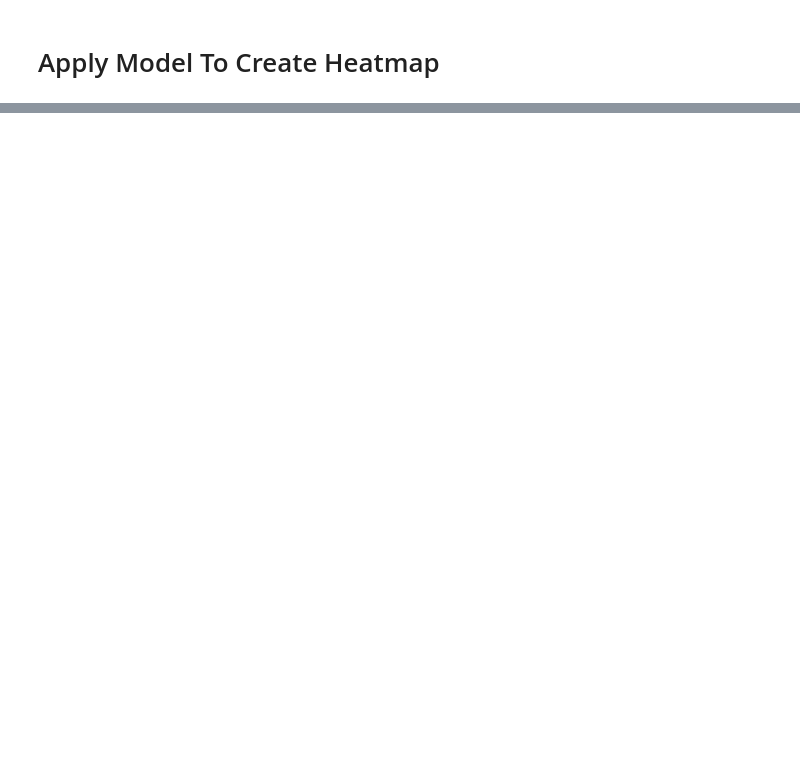
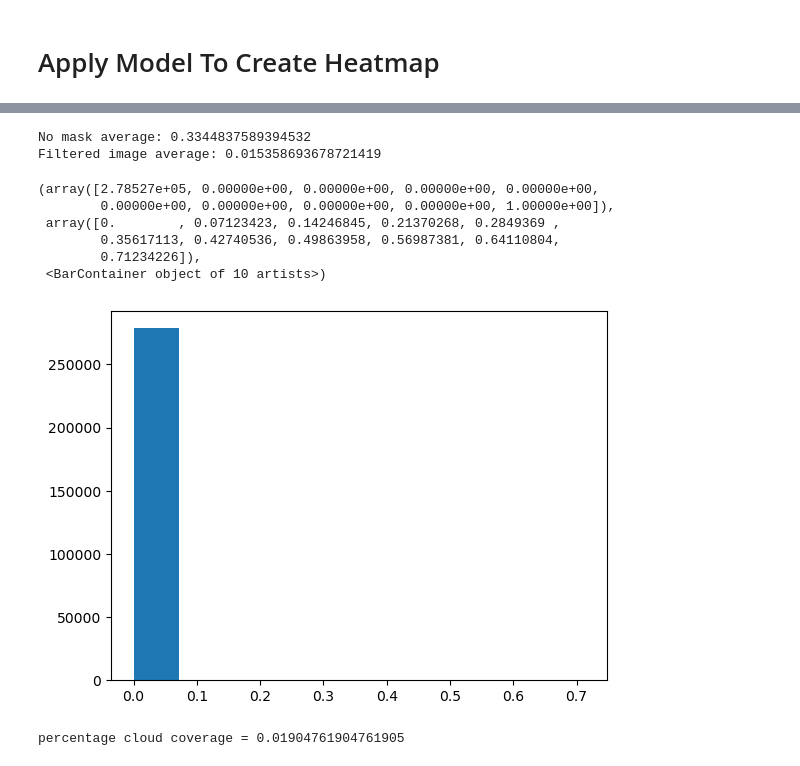
Before and after one commit to ijustdontgitit/asiva_clouds, a Jupyter notebook: asiva_heatmap.ipynb, the cells around one changed output, grey strips where cells are left out. Cells and saved outputs as stored; diff of their text form; code cells hidden in the pictures; blank space fills up the shorter version.

```diff
--- a/asiva_heatmap.ipynb
+++ b/asiva_heatmap.ipynb
@@ -502,0 +451,56 @@ plt.hist(bins[:-1], bins, weights=counts)
+# %%
+#create mask based on a clear image. Filter out edges of the image
+high_mask = np.where(heatmap > 0.9, True, False)
+heatmap_filtered = np.ma.array(heatmap, mask=high_mask)
+#count = 0
+#for i in range(len(heatmap_masked)):
+#    for j in range(len(heatmap_masked)):
+#        if(heatmap_masked[i, j] > 0.9):
+#            count += 1
+avg_val = np.mean(heatmap)
+avg_val_filtered = np.mean(heatmap_filtered)
+print("No mask average: " + str(avg_val))
+print("Filtered image average: " + str(avg_val_filtered))
+# %% [output]
+No mask average: 0.3344837589394532
+Filtered image average: 0.015358693678721419
+# %%
+#apply mask to create a more accurate histogram
+#add nonmasked values to flattened array
+tmp = np.ma.filled(heatmap_filtered, fill_value=-1)
+vals = np.empty(544 * 512)
+for i in range(len(tmp)):
+    for j in range(len(tmp[0])):
+        if(tmp[i, j] != -1):
+            #add pixel value to vals
+            vals[-1] = tmp[i, j]
+
+counts, bins = np.histogram(vals)
+plt.hist(bins[:-1], bins, weights=counts)
+# %% [output]
+(array([2.78527e+05, 0.00000e+00, 0.00000e+00, 0.00000e+00, 0.00000e+00,
+        0.00000e+00, 0.00000e+00, 0.00000e+00, 0.00000e+00, 1.00000e+00]),
+ array([0.        , 0.07123423, 0.14246845, 0.21370268, 0.2849369 ,
+        0.35617113, 0.42740536, 0.49863958, 0.56987381, 0.64110804,
+        0.71234226]),
+ <BarContainer object of 10 artists>)
+[figure, added]
+# %%
+#calculate percentage cloud coverage. Iterate through image
+#and for a given threshold value set value above to 1 and values below to 0 then average the array
+heatmap_filtered = np.ma.array(heatmap, mask=high_mask)
+th = 0.3
+tmp = np.ma.filled(heatmap_filtered, fill_value=-1)
+cloud_count = 0
+total = 0
+for i in range(len(tmp)):
+    for j in range(len(tmp[0])):
+        if(tmp[i, j] != -1):
+            #increment
+            total += 1
+            if(tmp[i, j] >= th):
+                cloud_count += 1
+
+print("percentage cloud coverage = " + str(cloud_count / total))
+# %% [output]
+percentage cloud coverage = 0.01904761904761905
```
Also changed, not shown: parts of 12 cells of this notebook.
